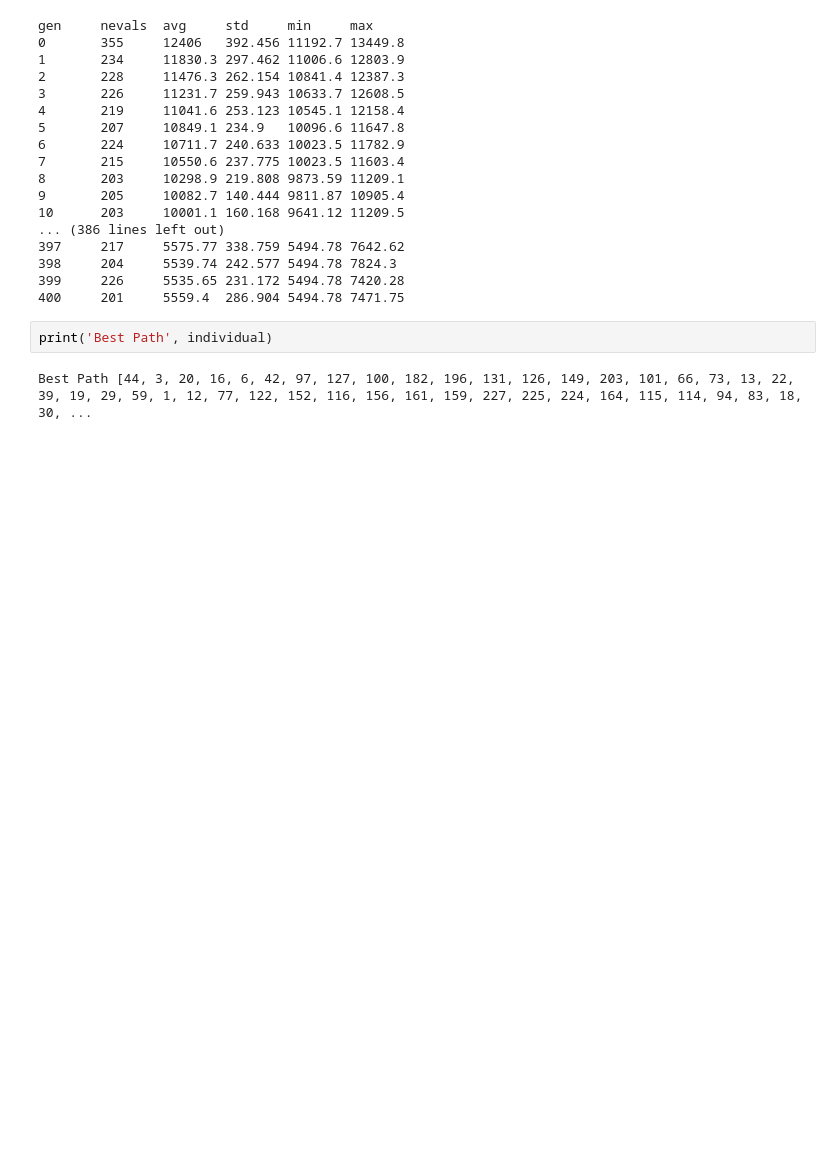
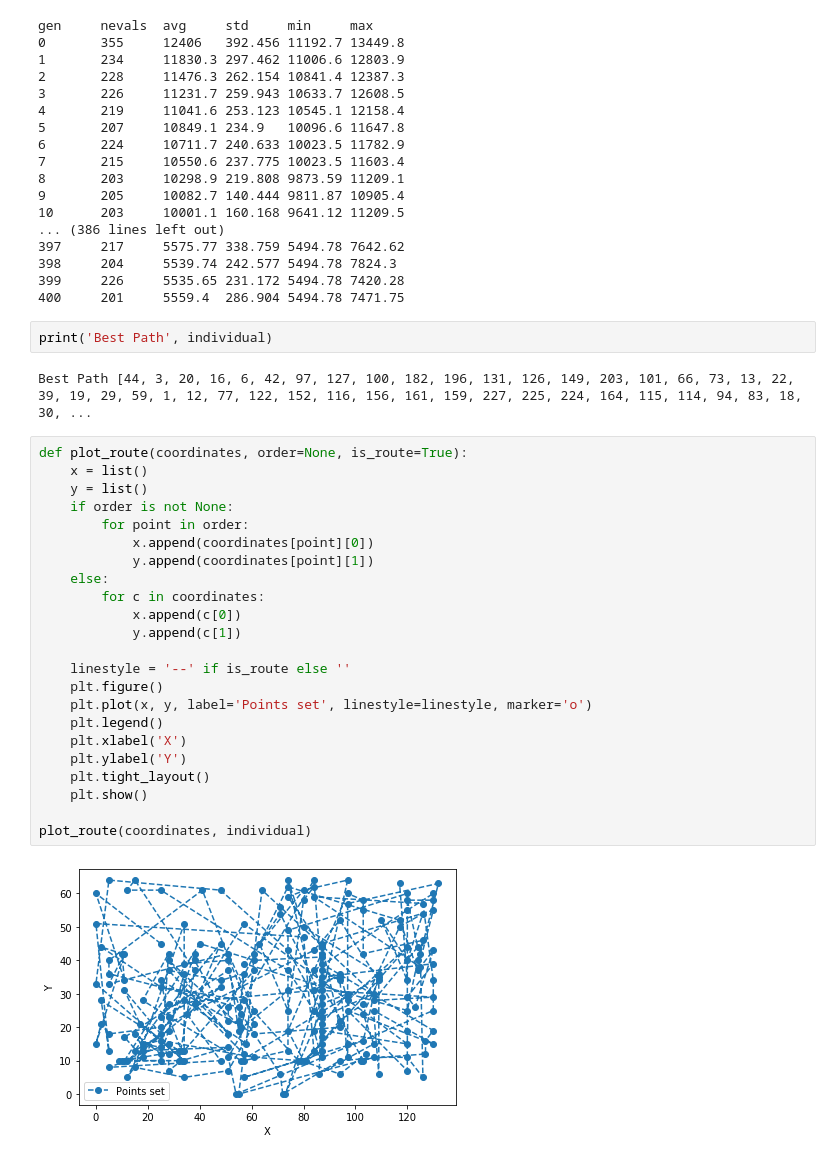
Before and after one commit to asantep/Lab3_EA, a Jupyter notebook: TSP-EA lab3.ipynb, the cells around one changed output. Drawn from its saved outputs; the diff is of its cells as text; blank space fills up the shorter version.

```diff
--- a/TSP-EA lab3.ipynb
+++ b/TSP-EA lab3.ipynb
@@ -81,3 +81,28 @@ gen     nevals  avg     std     min     max
 print('Best Path', individual)
 # %% [output]
 Best Path [44, 3, 20, 16, 6, 42, 97, 127, 100, 182, 196, 131, 126, 149, 203, 101, 66, 73, 13, 22, 39, 19, 29, 59, 1, 12, 77, 122, 152, 116, 156, 161, 159, 227, 225, 224, 164, 115, 114, 94, 83, 18, 30, ...
+# %%
+def plot_route(coordinates, order=None, is_route=True):
+    x = list()
+    y = list()
+    if order is not None:
+        for point in order:
+            x.append(coordinates[point][0])
+            y.append(coordinates[point][1])
+    else:
+        for c in coordinates:
+            x.append(c[0])
+            y.append(c[1])
+
+    linestyle = '--' if is_route else ''
+    plt.figure()
+    plt.plot(x, y, label='Points set', linestyle=linestyle, marker='o')
+    plt.legend()
+    plt.xlabel('X')
+    plt.ylabel('Y')
+    plt.tight_layout()
+    plt.show()
+
+plot_route(coordinates, individual)
+# %% [output]
+[figure, added]
```
